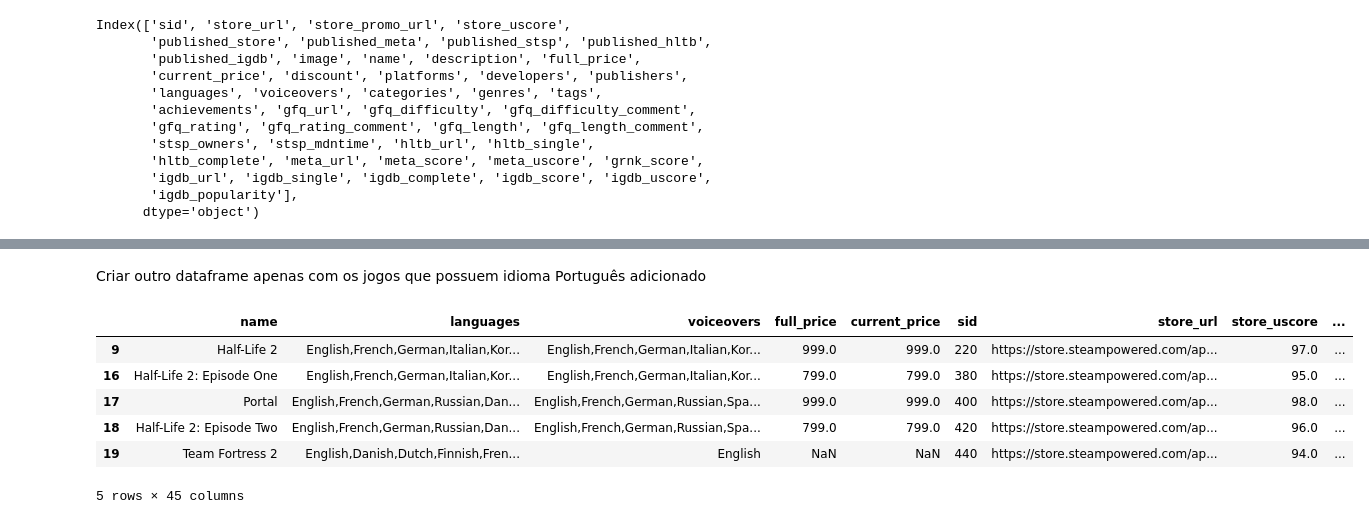
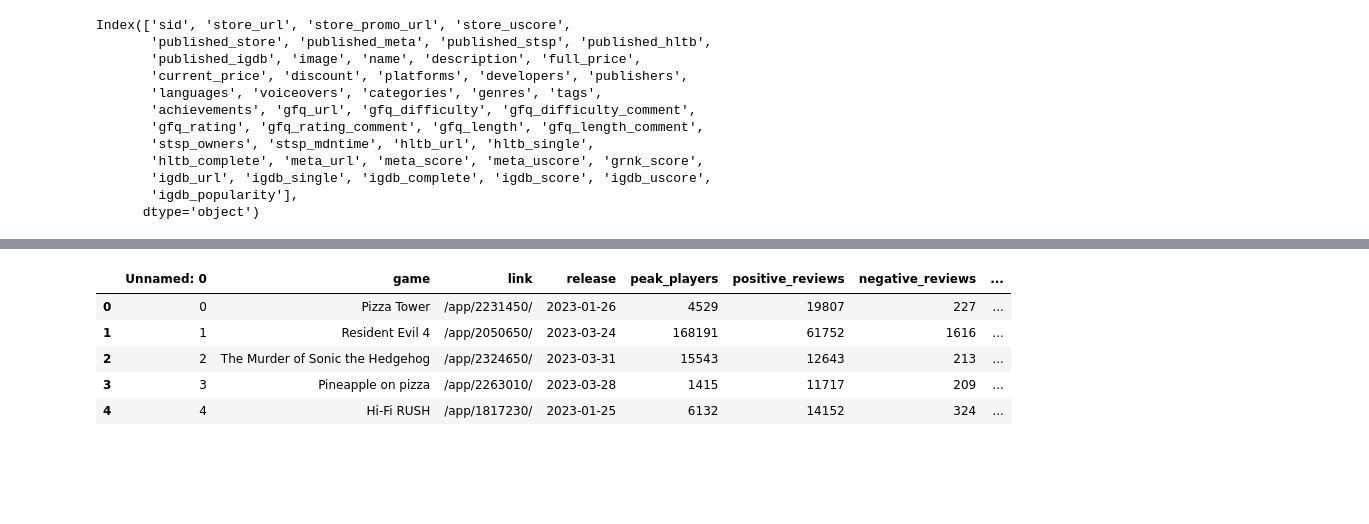
Before and after one commit to allan-gadelha/projeto-dados-de-fato, a Jupyter notebook: notebooks/initial.ipynb, the cells around one changed output, grey strips where cells are left out. Saved outputs shown, nothing was run; the diff lists cells and outputs as text; code cells hidden in the pictures; blank space fills up the shorter version.

```diff
--- a/notebooks/initial.ipynb
+++ b/notebooks/initial.ipynb
@@ -13,3 +18,7 @@ df = pd.read_json("../data/steamdb.json")
+# %%
+df = pd.read_json('/content/drive/My Drive/Dados de Fato/steamdb.json')
+df2 = pd.read_csv('/content/drive/My Drive/Dados de Fato/game_data_all.csv')
+df3 = pd.read_csv('/content/drive/My Drive/Dados de Fato/games-release-ALL.csv')
 # %% [markdown]
 Iniciando o processo de EDA
 # %%
@@ -65,2 +48,0 @@ df.head(10)
-# %% [markdown]
-Criar outro dataframe apenas com os jogos que possuem idioma Português adicionado
@@ -69,10 +49,9 @@ df_portugues = df[df['languages'].str.contains('Portuguese', na=False)]
 # %%
-df_portugues.head()
+df2.head()
 # %% [output]
-|  | name | languages | voiceovers | full_price | current_price | sid | store_url | store_uscore | ... |
-| 9 | Half-Life 2 | English,French,German,Italian,Kor... | English,French,German,Italian,Kor... | 999.0 | 999.0 | 220 | https://store.steampowered.com/ap... | 97.0 | ... |
-| 16 | Half-Life 2: Episode One | English,French,German,Italian,Kor... | English,French,German,Italian,Kor... | 799.0 | 799.0 | 380 | https://store.steampowered.com/ap... | 95.0 | ... |
-| 17 | Portal | English,French,German,Russian,Dan... | English,French,German,Russian,Spa... | 999.0 | 999.0 | 400 | https://store.steampowered.com/ap... | 98.0 | ... |
-| 18 | Half-Life 2: Episode Two | English,French,German,Russian,Dan... | English,French,German,Russian,Spa... | 799.0 | 799.0 | 420 | https://store.steampowered.com/ap... | 96.0 | ... |
-| 19 | Team Fortress 2 | English,Danish,Dutch,Finnish,Fren... | English | NaN | NaN | 440 | https://store.steampowered.com/ap... | 94.0 | ... |
+|  | Unnamed: 0 | game | link | release | peak_players | positive_reviews | negative_reviews | ... |
+| 0 | 0 | Pizza Tower | /app/2231450/ | 2023-01-26 | 4529 | 19807 | 227 | ... |
+| 1 | 1 | Resident Evil 4 | /app/2050650/ | 2023-03-24 | 168191 | 61752 | 1616 | ... |
+| 2 | 2 | The Murder of Sonic the Hedgehog | /app/2324650/ | 2023-03-31 | 15543 | 12643 | 213 | ... |
+| 3 | 3 | Pineapple on pizza | /app/2263010/ | 2023-03-28 | 1415 | 11717 | 209 | ... |
+| 4 | 4 | Hi-Fi RUSH | /app/1817230/ | 2023-01-25 | 6132 | 14152 | 324 | ... |
-5 rows × 45 columns
```
Also changed, not shown: parts of 13 cells of this notebook.
